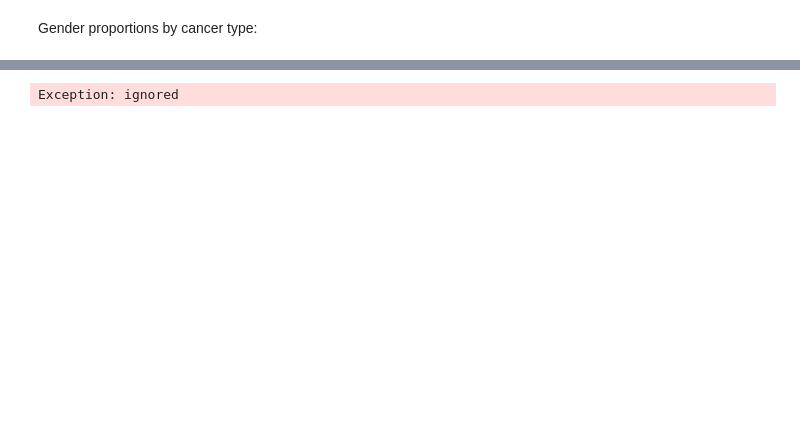
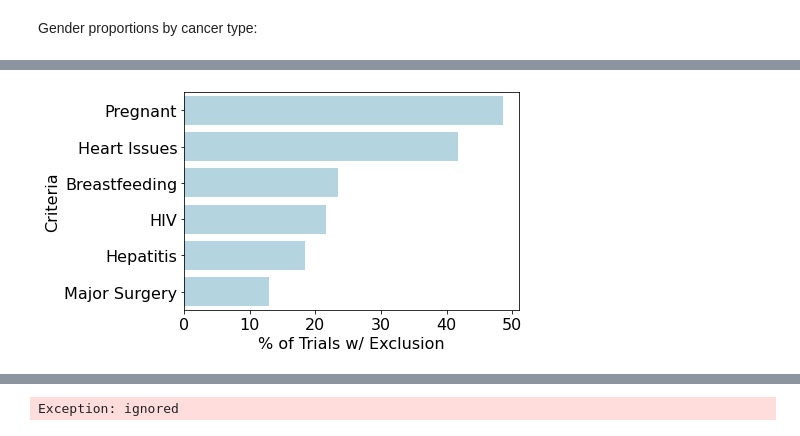
Before and after one commit to celinagacias/dc-symmetron, a Jupyter notebook: Data Cleaning and Analysis.ipynb, the cells around one changed output, grey strips where cells are left out. Saved outputs shown, nothing was run; the diff lists cells and outputs as text; code cells hidden in the pictures; blank space fills up the shorter version.

```diff
--- a/Data Cleaning and Analysis.ipynb
+++ b/Data Cleaning and Analysis.ipynb
@@ -255,0 +433,73 @@ percent_all
+# %%
+pd.set_option('max_rows', None)
+pd.set_option('max_colwidth', None)
+
+keywords = {
+    'heart_issues': ['CONGESTIVE HEART','HEART FAILURE','ANGINA','ISCHEMIC HEART',
+                     'CORONARY DISEASE','HYPERTENSION','MYOCARDIAL',
+                     'CARDIAC','CARDIOVASC','ARRHYTHMIA','ARRYTHMIA'],
+    'hepatitis': ['HEPATITIS'],
+    'hiv': ['HIV-','-HIV',',HIV','HIV/AIDS','(HIV)','KNOWN HIV',
+            'PROVEN HIV','HIV POSITIV','HIV-POSITIV','HUMAN IMMUNODEFICIENCY',
+            'OR HIV','HIV INFECT','HIV-INFECT',' HIV'],
+    'pregnant': ['PREGNAN'],
+    'breastfeeding': ['LACTATING', 'BREASTFEED'],
+    'major_surgery': ['MAJOR SURG']
+}
+
+# to add:
+# central nervous system
+# major surgery
+
+exclusion_dfs = []
+
+for key in keywords.keys():
+  search_terms = keywords[key]
+  terms_col = f'{key}_terms'
+  df[terms_col] = df.exclusion.apply(lambda x: [term for term in search_terms if term in x] \
+                                     if x is not None else [])
+  df[key] = df[terms_col].apply(lambda x: len(x) > 0)
+
+  # summarize the % of studies per category
+  for c in categories:
+    cat_mask = (df.category.apply(lambda x: c in x))
+    exclusion_sub = {
+        'exclusion_criteria': key,
+        'cancer_category': c,
+        'no_trials': len(df[df[key] & cat_mask]),
+        'total_trials': len(df[cat_mask]),
+        'percent_trials': len(df[df[key] & cat_mask])*100 / len(df[cat_mask])
+    }
+    exclusion_dfs.append(exclusion_sub)
+
+# create top-level summary of exclusion criteria present
+exc_top = df[list(keywords.keys())].agg(['sum','mean']).transpose().reset_index()
+exc_top.rename(columns = {'index': 'exclusion_criteria',
+                          'sum': 'no_trials',
+                          'mean': 'percent_trials'}, inplace=True)
+exc_top['no_trials'] = exc_top['no_trials'].astype(int)
+exc_top['total_trials'] = len(df)
+exc_top['percent_trials'] = exc_top['percent_trials'] * 100
+exc_top = exc_top[['exclusion_criteria', 'no_trials', 'total_trials', 'percent_trials']]
+exc_top.sort_values('no_trials', ascending=False, inplace=True)
+display(exc_top)
+
+# plot the top-level summary
+criteria_map = {
+    'pregnant': 'Pregnant',
+    'heart_issues': 'Heart Issues',
+    'breastfeeding': 'Breastfeeding',
+    'hiv': 'HIV',
+    'hepatitis': 'Hepatitis',
+    'major_surgery': 'Major Surgery'
+}
+exc_top['exclusion_criteria'] = exc_top['exclusion_criteria'].map(criteria_map)
+ax = sns.barplot(data=exc_top, x='percent_trials', y='exclusion_criteria',
+            color='lightblue')
+ax.set_xlabel('% of Trials w/ Exclusion')
+ax.set_ylabel('Criteria')
+plt.show()
+
+# collect per-criteria summaries into one table
+exc_summary = pd.DataFrame(exclusion_dfs).sort_values(['cancer_category','exclusion_criteria'])
+# %% [output]
@@ -255,0 +513 @@ percent_all
+[figure, added]
```
Also changed, not shown: parts of 25 cells of this notebook.
